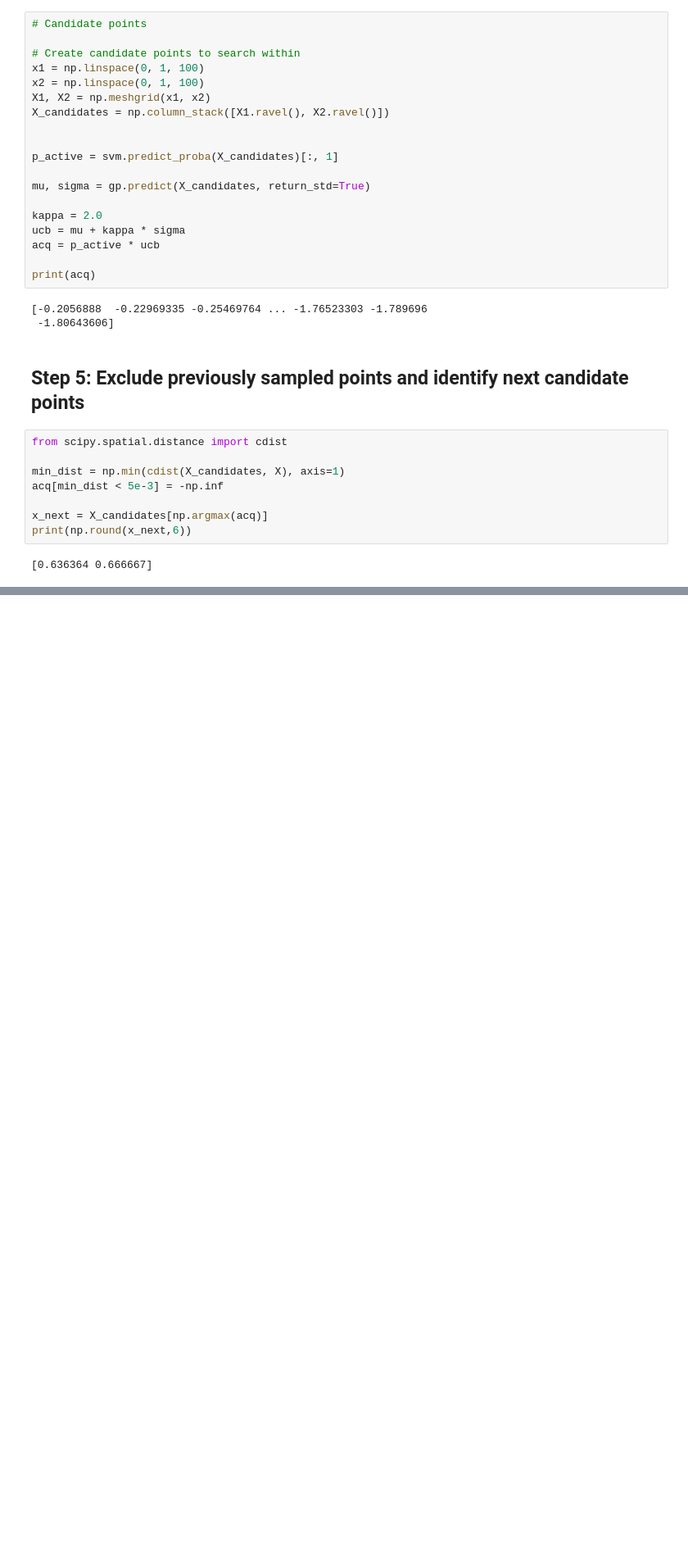
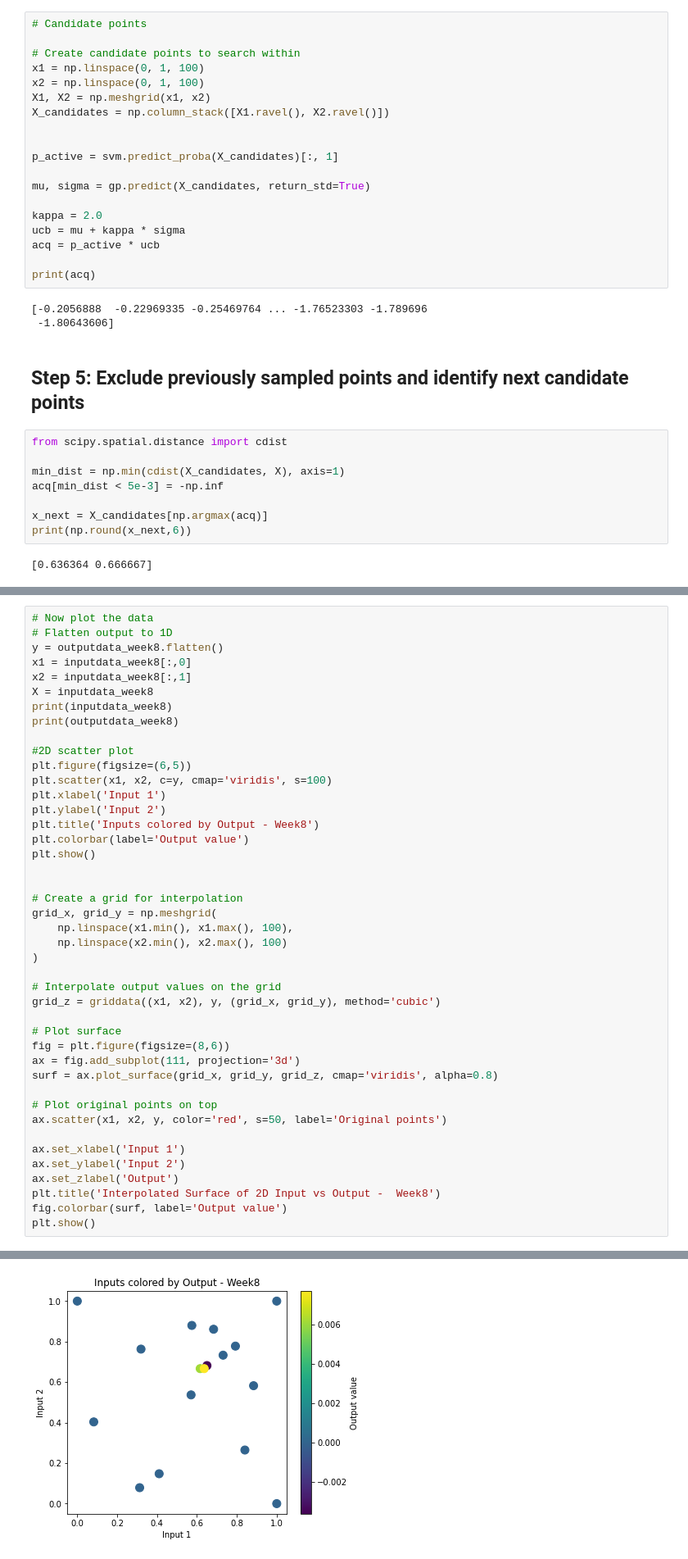
Before and after one commit to aejjolly/Imperial-ML-AI-Capstone-BBO, a Jupyter notebook: function_1/Function1.ipynb, the cells around one changed output, grey strips where cells are left out. Shown at 82% size. Saved outputs shown, nothing was run; the diff lists cells and outputs as text; blank space fills up the shorter version.

```diff
--- a/function_1/Function1.ipynb
+++ b/function_1/Function1.ipynb
@@ -1416,0 +1480,44 @@ print(np.round(x_next,6))
+# %%
+# Now plot the data
+# Flatten output to 1D
+y = outputdata_week8.flatten()
+x1 = inputdata_week8[:,0]
+x2 = inputdata_week8[:,1]
+X = inputdata_week8
+print(inputdata_week8)
+print(outputdata_week8)
+
+#2D scatter plot
+plt.figure(figsize=(6,5))
+plt.scatter(x1, x2, c=y, cmap='viridis', s=100)
+plt.xlabel('Input 1')
+plt.ylabel('Input 2')
+plt.title('Inputs colored by Output - Week8')
+plt.colorbar(label='Output value')
+plt.show()
+
+
+# Create a grid for interpolation
+grid_x, grid_y = np.meshgrid(
+    np.linspace(x1.min(), x1.max(), 100),
+    np.linspace(x2.min(), x2.max(), 100)
+)
+
+# Interpolate output values on the grid
+grid_z = griddata((x1, x2), y, (grid_x, grid_y), method='cubic')
+
+# Plot surface
+fig = plt.figure(figsize=(8,6))
+ax = fig.add_subplot(111, projection='3d')
+surf = ax.plot_surface(grid_x, grid_y, grid_z, cmap='viridis', alpha=0.8)
+
+# Plot original points on top
+ax.scatter(x1, x2, y, color='red', s=50, label='Original points')
+
+ax.set_xlabel('Input 1')
+ax.set_ylabel('Input 2')
+ax.set_zlabel('Output')
+plt.title('Interpolated Surface of 2D Input vs Output -  Week8')
+fig.colorbar(surf, label='Output value')
+plt.show()
+# %% [output]
@@ -1416,0 +1541 @@ print(np.round(x_next,6))
+[figure, added]
```
Also changed, not shown: parts of 41 cells of this notebook, 56 other files.
